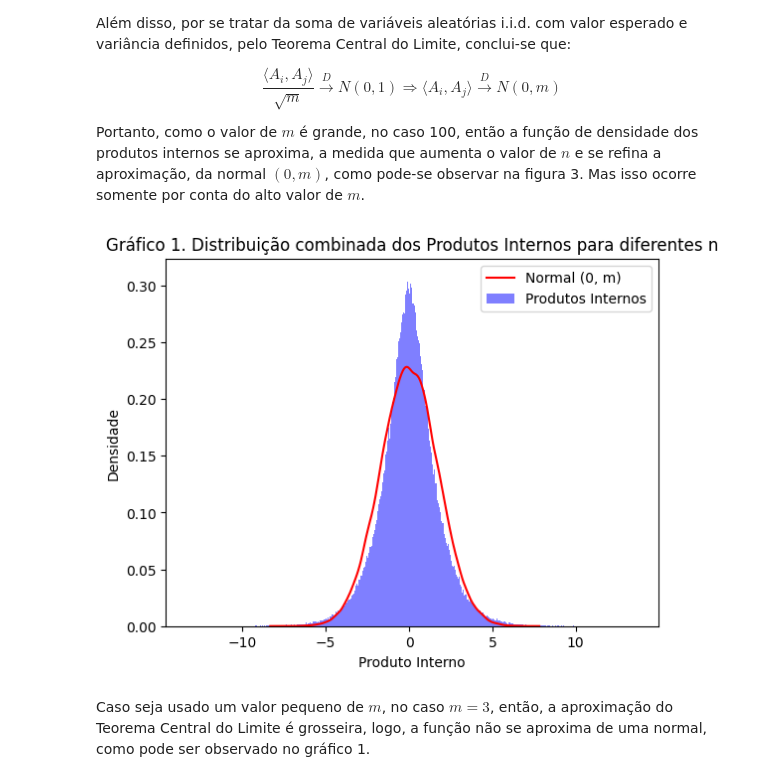
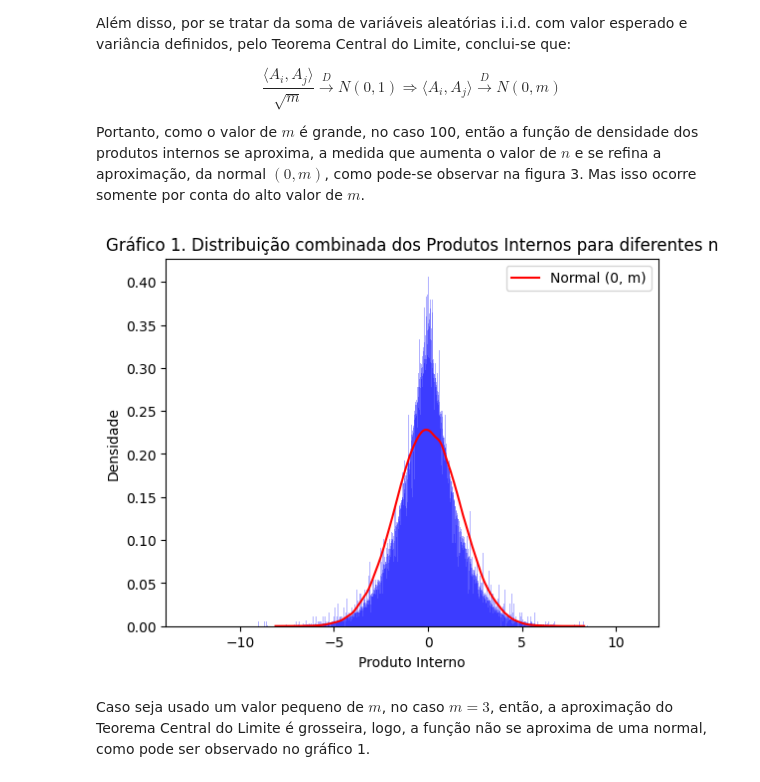
Before and after one commit to ThevezGomes/Projeto-4-ALN, a Jupyter notebook: projeto4_Henrique_Gasparelo_&_Jose_Thevez.ipynb, the cells around one changed output. Cells and saved outputs as stored; diff of their text form; code cells hidden in the pictures.

```diff
--- a/projeto4_Henrique_Gasparelo_&_Jose_Thevez.ipynb
+++ b/projeto4_Henrique_Gasparelo_&_Jose_Thevez.ipynb
@@ -216,15 +212,28 @@ normais = np.sqrt(m) * np.random.randn(100000)
 # %%
-# Plot combinado
-for i in range(len(prod_ns)):
-    sns.histplot(prod_ns[i], stat='density', color='blue', alpha=0.5, edgecolor=None, bins=1000, label="Produtos Internos")
+m = 3 # Quantidade de somas
+ns = [100, 200, 500, 1000] # Quantidade de experimentos
+
+# Distribuição teórica esperada
+normais = np.sqrt(m) * np.random.randn(100000)
+
+# Plota a distribuição combinada dos produtos internos para diferentes n
+for n in ns:
+  # Calcula o produto interno das calunas da matriz A
+  A = np.random.randn(m, n)
+  prod = A.T @ A
+  prods_inter = prod[np.tril_indices_from(prod, k=-1)]
+  # Plota o histograma dos produtos internos
+  sns.histplot(prods_inter, stat='density', color='blue', alpha=0.3, edgecolor=None, bins=500)
+
+# Configura o gráfico
 sns.kdeplot(normais, color='red', label="Normal (0, m)")
 plt.xlabel('Produto Interno')
 plt.ylabel('Densidade')
 plt.title('Gráfico 1. Distribuição combinada dos Produtos Internos para diferentes n')
 plt.legend()
 plt.show()
 # %% [output]
-[figure, old version]
+[figure, new version]
 # %% [markdown]
 Caso seja usado um valor pequeno de $m$, no caso $m=3$, então, a aproximação do Teorema Central do Limite é grosseira, logo, a função não se aproxima de uma normal, como pode ser observado no gráfico 1.
 # %% [markdown]
```
Also changed, not shown: parts of 10 cells of this notebook.
